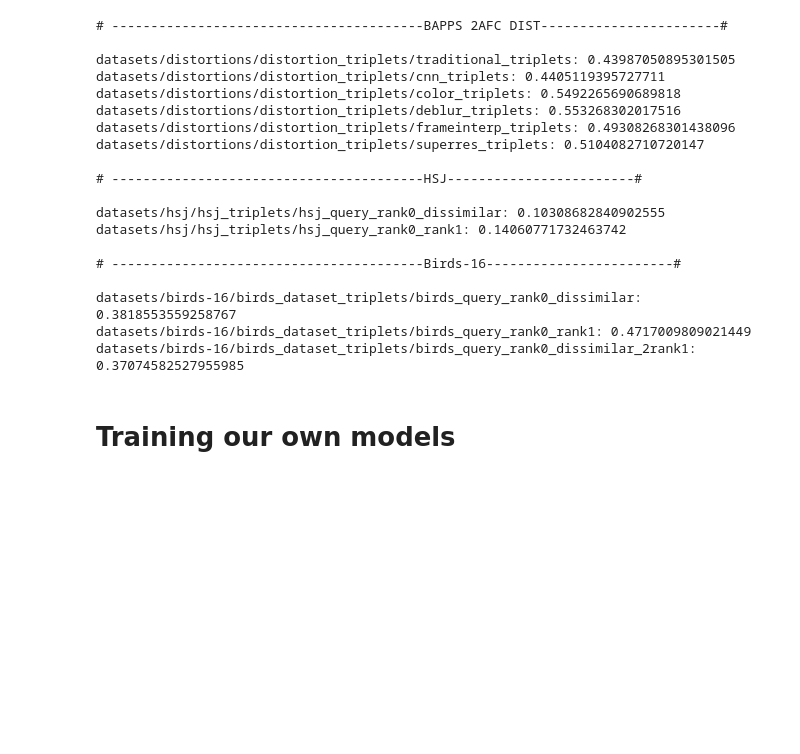
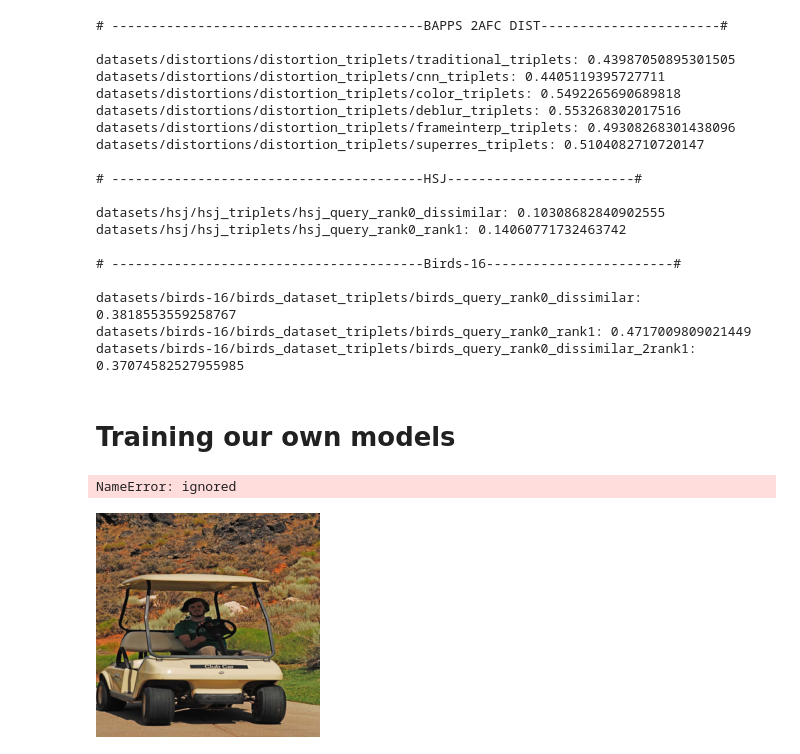
Before and after one commit to flori-margaritescu/human-judgements-honours, a Jupyter notebook: CNN_models_simple.ipynb, the cells around one changed output. Cells and saved outputs as stored; diff of their text form; code cells hidden in the pictures; blank space fills up the shorter version.

```diff
--- a/CNN_models_simple.ipynb
+++ b/CNN_models_simple.ipynb
@@ -3489,0 +3515,7 @@ datasets/birds-16/birds_dataset_triplets/birds_query_rank0_dissimilar_2rank1: 0.
+# %%
+train_df = pd.read_csv(PATH+"train.csv")
+test_df = pd.read_csv(PATH+"test.csv")
+
+train_df.head()
+# %% [output]
+NameError: ignored
@@ -3489,0 +3582,17 @@ datasets/birds-16/birds_dataset_triplets/birds_query_rank0_dissimilar_2rank1: 0.
+# %%
+    # 1. Load the image with Pillow library
+item=0
+path = "datasets/hsj/hsj_triplets/hsj_query_rank0_rank1"
+im_no_name =  (6-len(str(item)))*"0" + str(item) + "." + "jpg"
+image_name = path+"/ref/" + im_no_name
+
+img = to_tensor(scaler(Image.open(image_name).convert('RGB')))
+t = transforms.ToPILImage()
+img_img = t(img)
+# t_img = Variable(normalize(to_tensor(scaler(img))).unsqueeze(0)).cuda()
+# scaler(img)
+img.size()
+# feature_tensor_dict["ref"].append(get_vector(path+"/ref/" + im_no_name, model, layer, scaler, normalize, feature_tensor_size))
+img_img
+# %% [output]
+[figure, added]
```
Also changed, not shown: parts of 5 cells of this notebook.
